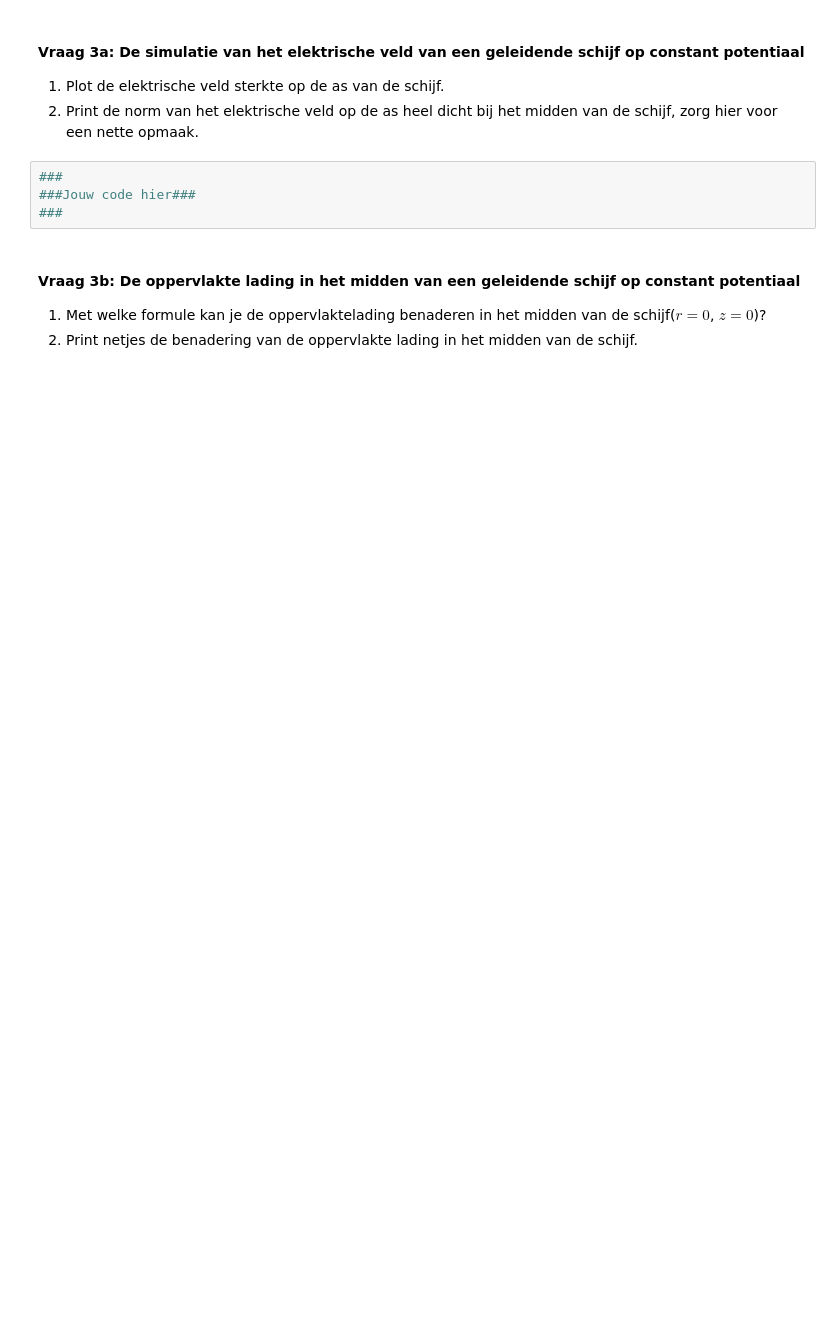
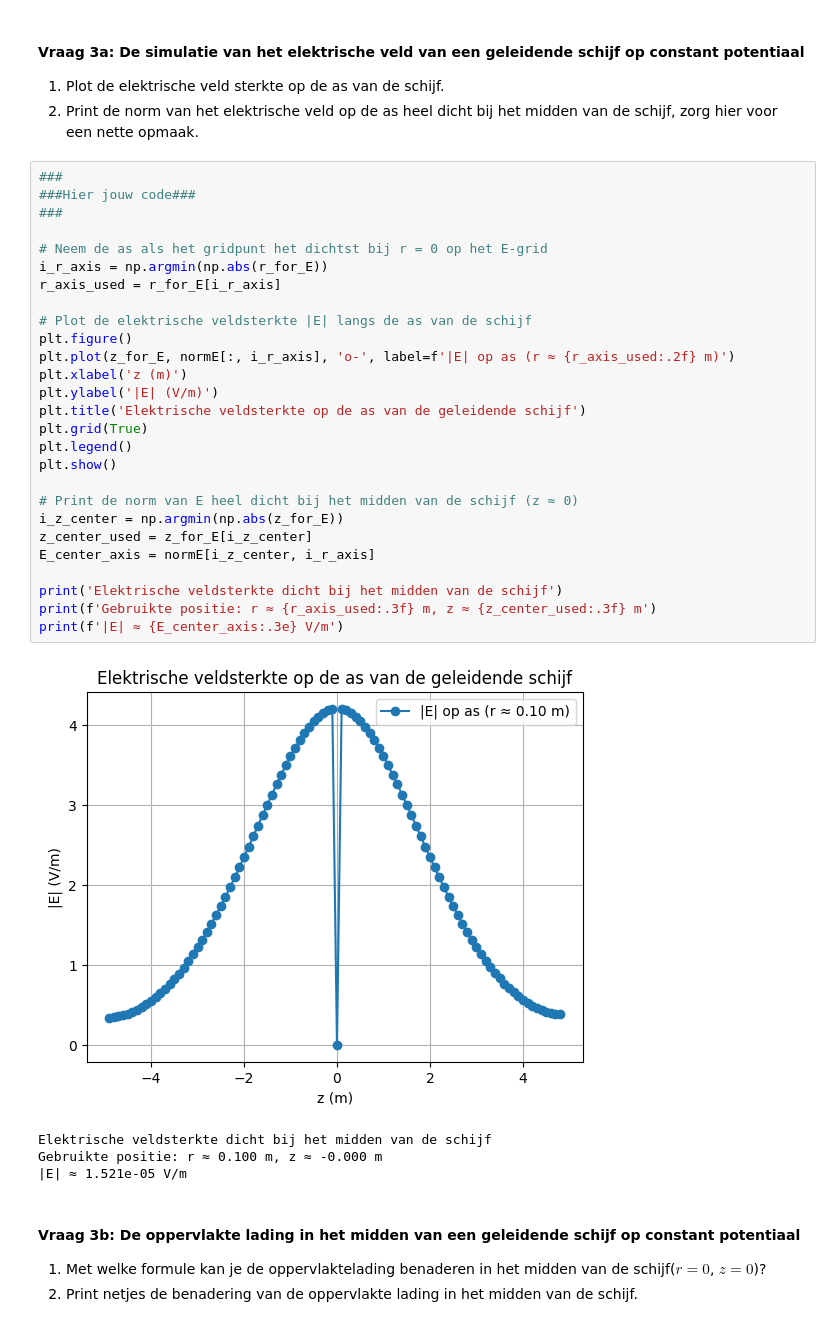
Before and after one commit to Ikbenjamin07/opdrachten-DEF-D, a Jupyter notebook: DigitaleOntwerpopdrachten/1CondensatorOpdracht/CondensatorOntwerpopdracht.ipynb, the cells around one changed output. Drawn from its saved outputs; the diff is of its cells as text; blank space fills up the shorter version.

```diff
--- a/DigitaleOntwerpopdrachten/1CondensatorOpdracht/CondensatorOntwerpopdracht.ipynb
+++ b/DigitaleOntwerpopdrachten/1CondensatorOpdracht/CondensatorOntwerpopdracht.ipynb
@@ -360,8 +386,36 @@ plot_results_disk(Ez, Er, normE, V, r, z, grid_step, disk_radius, z_pos_disk1, z
 2. Print de norm van het elektrische veld op de as heel dicht bij het midden van de schijf, zorg hier voor een nette opmaak.
 # %%
 ###
-###Jouw code hier###
+###Hier jouw code###
 ###
+
+# Neem de as als het gridpunt het dichtst bij r = 0 op het E-grid
+i_r_axis = np.argmin(np.abs(r_for_E))
+r_axis_used = r_for_E[i_r_axis]
+
+# Plot de elektrische veldsterkte |E| langs de as van de schijf
+plt.figure()
+plt.plot(z_for_E, normE[:, i_r_axis], 'o-', label=f'|E| op as (r ≈ {r_axis_used:.2f} m)')
+plt.xlabel('z (m)')
+plt.ylabel('|E| (V/m)')
+plt.title('Elektrische veldsterkte op de as van de geleidende schijf')
+plt.grid(True)
+plt.legend()
+plt.show()
+
+# Print de norm van E heel dicht bij het midden van de schijf (z ≈ 0)
+i_z_center = np.argmin(np.abs(z_for_E))
+z_center_used = z_for_E[i_z_center]
+E_center_axis = normE[i_z_center, i_r_axis]
+
+print('Elektrische veldsterkte dicht bij het midden van de schijf')
+print(f'Gebruikte positie: r ≈ {r_axis_used:.3f} m, z ≈ {z_center_used:.3f} m')
+print(f'|E| ≈ {E_center_axis:.3e} V/m')
+# %% [output]
+[figure, added]
+Elektrische veldsterkte dicht bij het midden van de schijf
+Gebruikte positie: r ≈ 0.100 m, z ≈ -0.000 m
+|E| ≈ 1.521e-05 V/m
 # %% [markdown]
 #### Vraag 3b: De oppervlakte lading in het midden van een geleidende schijf op constant potentiaal
 
```
Also changed, not shown: parts of 13 cells of this notebook.
